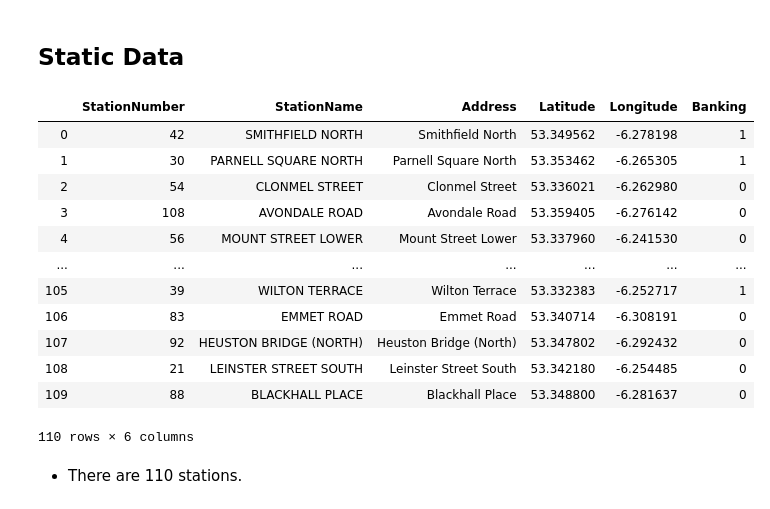
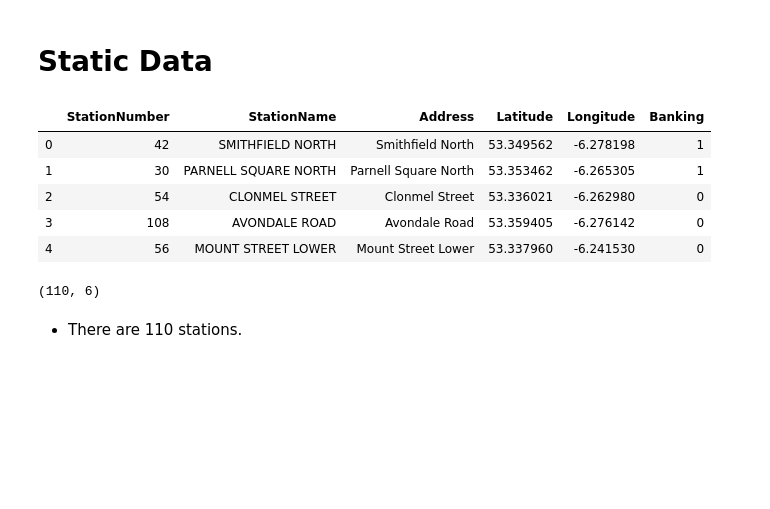
Before and after one commit to estermcgarry/bike-project, a Jupyter notebook: baile_bikes.ipynb, the cells around one changed output. Saved outputs shown, nothing was run; the diff lists cells and outputs as text; code cells hidden in the pictures; blank space fills up the shorter version.

```diff
--- a/baile_bikes.ipynb
+++ b/baile_bikes.ipynb
@@ -8,28 +8,25 @@ import numpy as np
 # Import package matplotlib for visualisation/plotting
 import matplotlib.pyplot as plt
 # %%
-dynamic = pd.read_csv('db_backup/05.04/BikeData_DynamicData.csv', names=['StationNumber' , 'StationName', 'AvailableBikes' , 'AvailableBikeStands', 'Date', 'Time'])
-static = pd.read_csv('db_backup/05.04/BikeData_StaticData.csv', names=['StationNumber', 'StationName', 'Address', 'Latitude', 'Longitude', 'Banking'])
-weather = pd.read_csv('db_backup/05.04/BikeData_WeatherData.csv', names=['Date', 'Time', 'Rainfall', 'Temperature', 'Icon', 'WindSpeed'])
+dynamic = pd.read_csv('db_backup/07.04/BikeData_DynamicData.csv', names=['StationNumber' , 'StationName', 'AvailableBikes' , 'AvailableBikeStands', 'Date', 'Time'])
+static = pd.read_csv('db_backup/07.04/BikeData_StaticData.csv', names=['StationNumber', 'StationName', 'Address', 'Latitude', 'Longitude', 'Banking'])
+weather = pd.read_csv('db_backup/07.04/BikeData_WeatherData.csv', names=['Date', 'Time', 'Rainfall', 'Temperature', 'Icon', 'WindSpeed'])
 # %% [markdown]
-## Static Data
+# Static Data
 # %%
 #Displaying the first few and last rows of the static table
-static
+static.head()
 # %% [output]
 |  | StationNumber | StationName | Address | Latitude | Longitude | Banking |
 | 0 | 42 | SMITHFIELD NORTH | Smithfield North | 53.349562 | -6.278198 | 1 |
 | 1 | 30 | PARNELL SQUARE NORTH | Parnell Square North | 53.353462 | -6.265305 | 1 |
 | 2 | 54 | CLONMEL STREET | Clonmel Street | 53.336021 | -6.262980 | 0 |
 | 3 | 108 | AVONDALE ROAD | Avondale Road | 53.359405 | -6.276142 | 0 |
 | 4 | 56 | MOUNT STREET LOWER | Mount Street Lower | 53.337960 | -6.241530 | 0 |
-| ... | ... | ... | ... | ... | ... | ... |
-| 105 | 39 | WILTON TERRACE | Wilton Terrace | 53.332383 | -6.252717 | 1 |
-| 106 | 83 | EMMET ROAD | Emmet Road | 53.340714 | -6.308191 | 0 |
-| 107 | 92 | HEUSTON BRIDGE (NORTH) | Heuston Bridge (North) | 53.347802 | -6.292432 | 0 |
-| 108 | 21 | LEINSTER STREET SOUTH | Leinster Street South | 53.342180 | -6.254485 | 0 |
-| 109 | 88 | BLACKHALL PLACE | Blackhall Place | 53.348800 | -6.281637 | 0 |
-110 rows × 6 columns
+# %%
+static.shape
+# %% [output]
+(110, 6)
 # %% [markdown]
 - There are 110 stations.
 # %%
```
Also changed, not shown: parts of 39 cells of this notebook, 2 other files.
